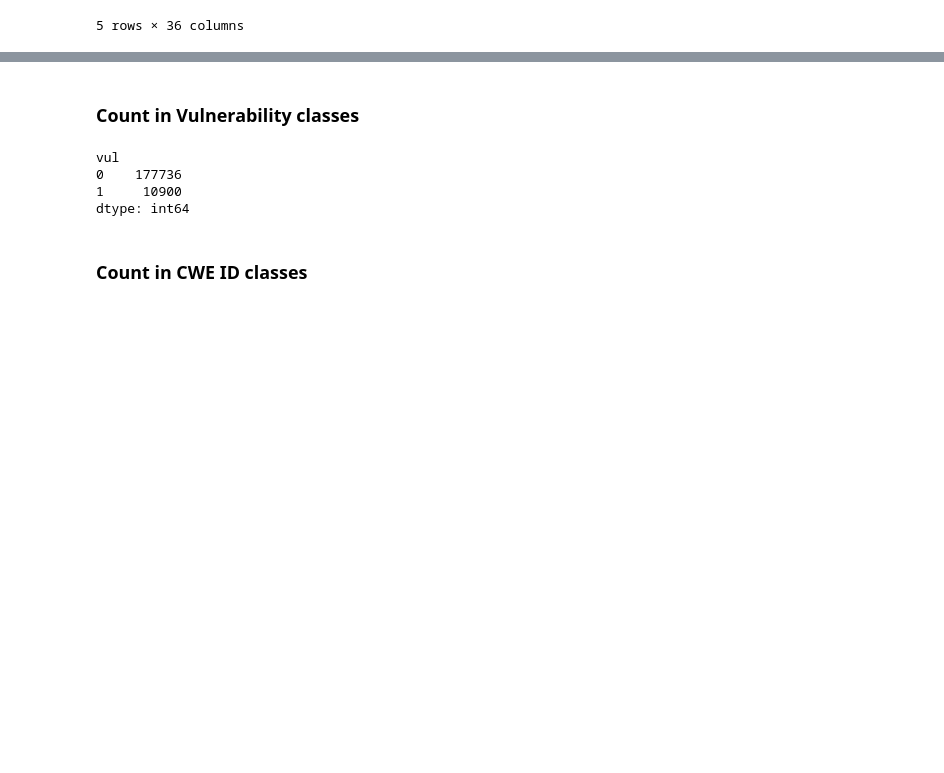
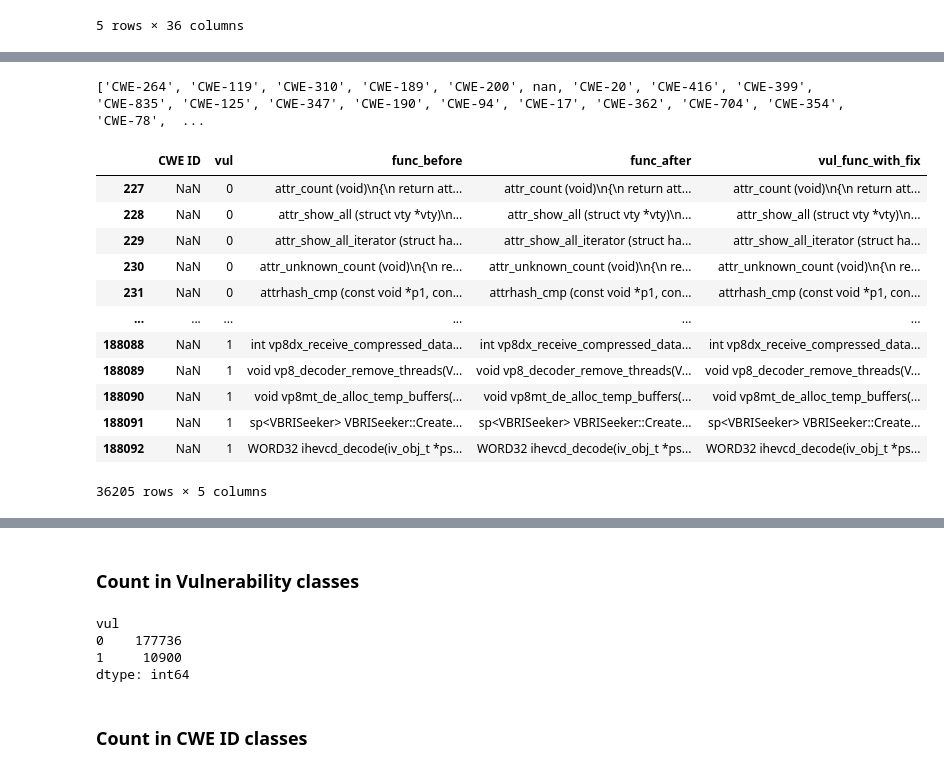
Before and after one commit to seunghee6022/TransVulDet, a Jupyter notebook: data preprocessing/MSR_data_preprocessing.ipynb, the cells around one changed output, grey strips where cells are left out. Cells and saved outputs as stored; diff of their text form; code cells hidden in the pictures; blank space fills up the shorter version.

```diff
--- a/data preprocessing/MSR_data_preprocessing.ipynb
+++ b/data preprocessing/MSR_data_preprocessing.ipynb
@@ -55,0 +144,25 @@ df['vul_func_with_fix'].loc[0]
+# %%
+# 3. check the relationship between vul==0 and CWE_ID==nan
+cwe_list = df['CWE ID'].unique().tolist()
+print(cwe_list)
+# %% [output]
+['CWE-264', 'CWE-119', 'CWE-310', 'CWE-189', 'CWE-200', nan, 'CWE-20', 'CWE-416', 'CWE-399', 'CWE-835', 'CWE-125', 'CWE-347', 'CWE-190', 'CWE-94', 'CWE-17', 'CWE-362', 'CWE-704', 'CWE-354', 'CWE-78',  ...
+# %%
+# select rows with NaN values
+# CWE ID NaN for both vul 0 and 1 ----->???????????????????????????
+nan_df = df.loc[df.isna().any(axis=1)]
+nan_df
+# %% [output]
+|  | CWE ID | vul | func_before | func_after | vul_func_with_fix |
+| 227 | NaN | 0 | attr_count (void)\n{\n return att... | attr_count (void)\n{\n return att... | attr_count (void)\n{\n return att... |
+| 228 | NaN | 0 | attr_show_all (struct vty *vty)\n... | attr_show_all (struct vty *vty)\n... | attr_show_all (struct vty *vty)\n... |
+| 229 | NaN | 0 | attr_show_all_iterator (struct ha... | attr_show_all_iterator (struct ha... | attr_show_all_iterator (struct ha... |
+| 230 | NaN | 0 | attr_unknown_count (void)\n{\n re... | attr_unknown_count (void)\n{\n re... | attr_unknown_count (void)\n{\n re... |
+| 231 | NaN | 0 | attrhash_cmp (const void *p1, con... | attrhash_cmp (const void *p1, con... | attrhash_cmp (const void *p1, con... |
+| ... | ... | ... | ... | ... | ... |
+| 188088 | NaN | 1 | int vp8dx_receive_compressed_data... | int vp8dx_receive_compressed_data... | int vp8dx_receive_compressed_data... |
+| 188089 | NaN | 1 | void vp8_decoder_remove_threads(V... | void vp8_decoder_remove_threads(V... | void vp8_decoder_remove_threads(V... |
+| 188090 | NaN | 1 | void vp8mt_de_alloc_temp_buffers(... | void vp8mt_de_alloc_temp_buffers(... | void vp8mt_de_alloc_temp_buffers(... |
+| 188091 | NaN | 1 | sp<VBRISeeker> VBRISeeker::Create... | sp<VBRISeeker> VBRISeeker::Create... | sp<VBRISeeker> VBRISeeker::Create... |
+| 188092 | NaN | 1 | WORD32 ihevcd_decode(iv_obj_t *ps... | WORD32 ihevcd_decode(iv_obj_t *ps... | WORD32 ihevcd_decode(iv_obj_t *ps... |
+36205 rows × 5 columns
```
Also changed, not shown: parts of 13 cells of this notebook, 6 other files.
